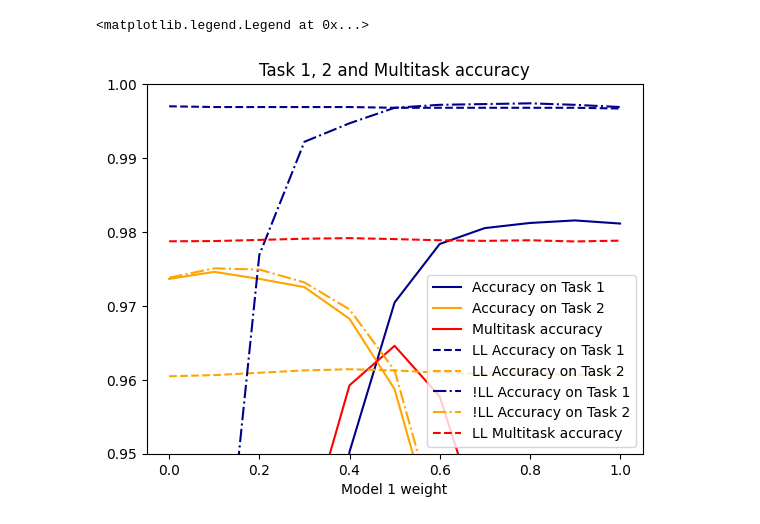
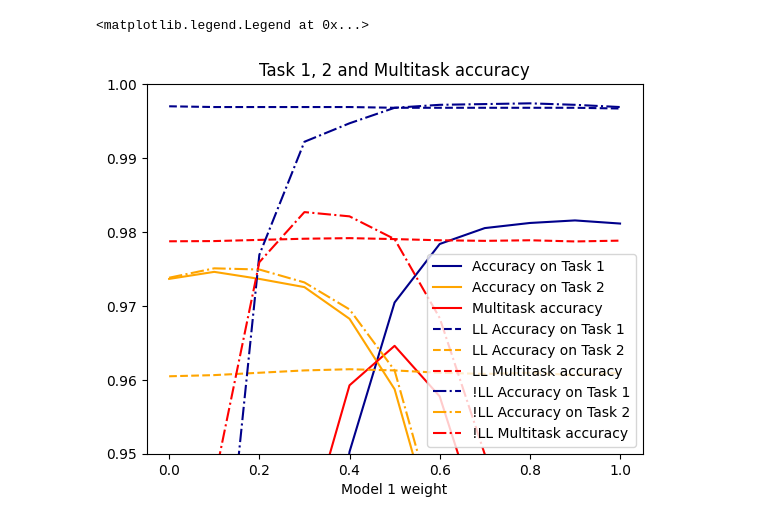
Before and after one commit to dennis-grinwald/task_vectors, a Jupyter notebook: analysis/accs.ipynb, the cells around one changed output. Saved outputs shown, nothing was run; the diff lists cells and outputs as text; code cells hidden in the pictures.

```diff
--- a/analysis/accs.ipynb
+++ b/analysis/accs.ipynb
@@ -36,39 +36,36 @@ plt.plot(
 )
 plt.plot(
     cleaned_keys,
     np.array(list(last_layer_test_acc_dict.values()))[:,1], color='orange', linestyle='--', label='LL Accuracy on Task 2'
 )
 plt.plot(
     cleaned_keys,
+    np.array(list(last_layer_test_acc_dict.values()))[:,2], linestyle='--', color='red', label='LL Multitask accuracy'
+)
+plt.plot(
+    cleaned_keys,
     np.array(list(except_last_layer_test_acc_dict.values()))[:,0], color='darkblue', linestyle='-.', label='!LL Accuracy on Task 1'
 )
 plt.plot(
     cleaned_keys,
     np.array(list(except_last_layer_test_acc_dict.values()))[:,1], color='orange', linestyle='-.', label='!LL Accuracy on Task 2'
 )
 plt.plot(
     cleaned_keys,
-    np.array(list(last_layer_test_acc_dict.values()))[:,2], linestyle='--', color='red', label='LL Multitask accuracy'
+    np.array(list(except_last_layer_test_acc_dict.values()))[:,2], linestyle='-.', color='red', label='!LL Multitask accuracy'
 )
-
-# plt.hlines(
-#     max(np.array(list(test_acc_dict.values()))[:,0]), 0,1.0, color='darkblue', linestyle='--', label='Max. task 1'
-# )
-# plt.hlines(
-#     max(np.array(list(test_acc_dict.values()))[:,1]), 0,1.0, color='orange', linestyle='--', label='Max. task 2'
-# )
 plt.xlabel(
     'Model 1 weight'
 )
 plt.ylim(
     0.95,1
 )
 plt.title(
     'Task 1, 2 and Multitask accuracy'
 )
 plt.legend(
     loc='lower right'
 )
 # %% [output]
 <matplotlib.legend.Legend at 0x...>
-[figure, old version]
+[figure, new version]
```
Also changed, not shown: 1 other file.
